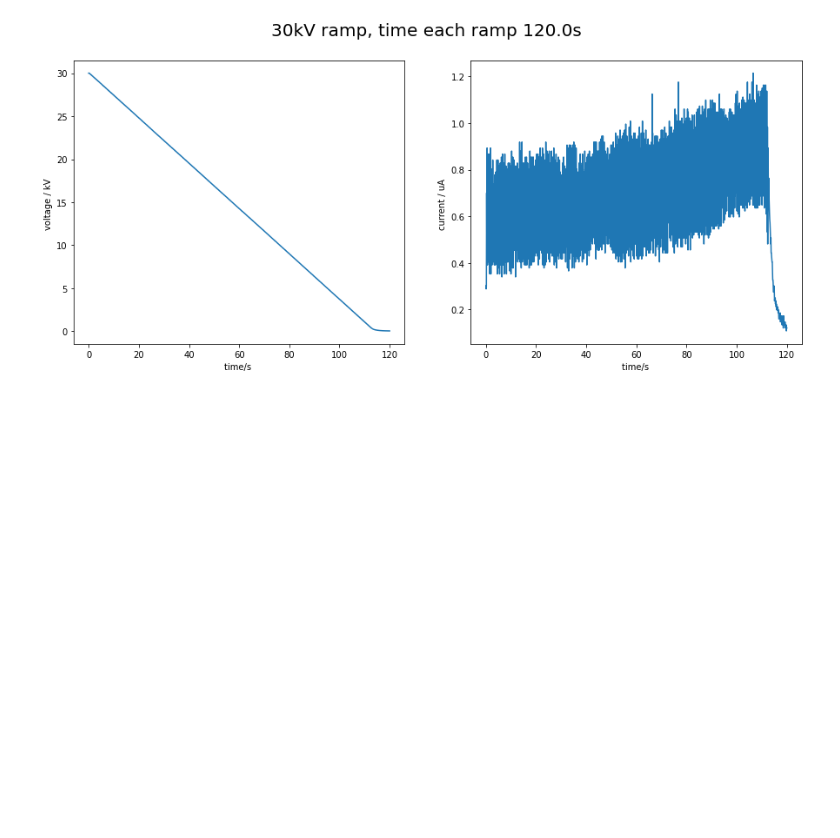
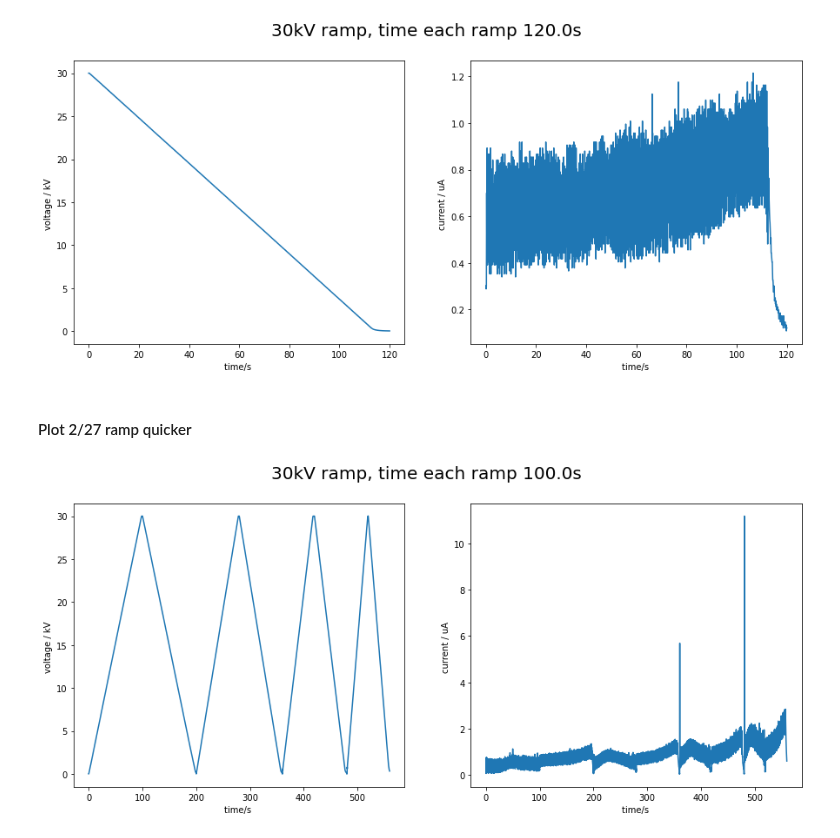
Before and after one commit to yyhshdu1/1-3-IR-high_voltage, a Jupyter notebook: Emma leakage current/Plot_V&A_ramp.ipynb, the cells around one changed output. Saved outputs shown, nothing was run; the diff lists cells and outputs as text; code cells hidden in the pictures; blank space fills up the shorter version.

```diff
--- a/Emma leakage current/Plot_V&A_ramp.ipynb
+++ b/Emma leakage current/Plot_V&A_ramp.ipynb
@@ -160,3 +160,11 @@ file_name = ['ramp_and_record_10.000V_to_0.000V_step_0.02V_in_120s_2025-02-27_13
 plot_combined(file_name)
 # %% [output]
 [figure]
+# %% [markdown]
+#### Plot 2/27 ramp quicker
+# %%
+os.chdir('C:\\Users\\yuanhang.yang\\Documents\\GitHub\\1-3-IR-high_voltage\\Emma leakage current\\2-27-2025_test')
+file_name = ['ramp_and_record_0.000V_to_10.000V_step_0.02V_in_100s_2025-02-27_16-58-33_DAQ.csv','ramp_and_record_10.000V_to_0.000V_step_0.02V_in_100s_2025-02-27_17-02-01_DAQ.csv','ramp_and_record_0.000V_to_10.000V_step_0.02V_in_80s_2025-02-27_17-05-17_DAQ.csv','ramp_and_record_10.000V_to_0.000V_step_0.02V_in_80s_2025-02-27_17-07-03_DAQ.csv','ramp_and_record_0.000V_to_10.000V_step_0.03V_in_60s_2025-02-27_17-09-02_DAQ.csv','ramp_and_record_10.000V_to_0.000V_step_0.03V_in_60s_2025-02-27_17-10-33_DAQ.csv','ramp_and_record_0.000V_to_10.000V_step_0.04V_in_40s_2025-02-27_17-12-18_DAQ.csv','ramp_and_record_10.000V_to_0.000V_step_0.04V_in_40s_2025-02-27_17-13-23_DAQ.csv']
+plot_combined(file_name)
+# %% [output]
+[figure, added]
```
Also changed, not shown: parts of 3 cells of this notebook.
